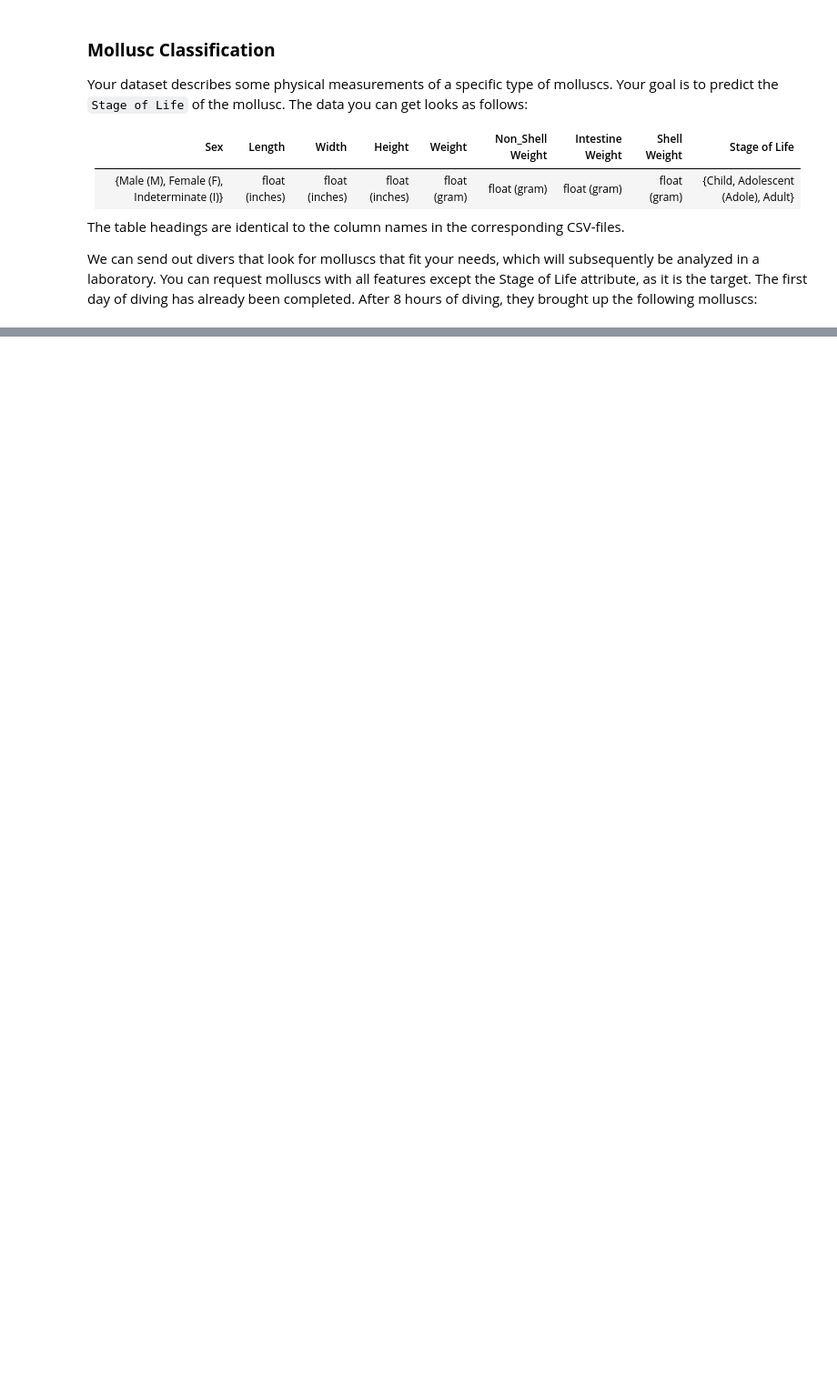
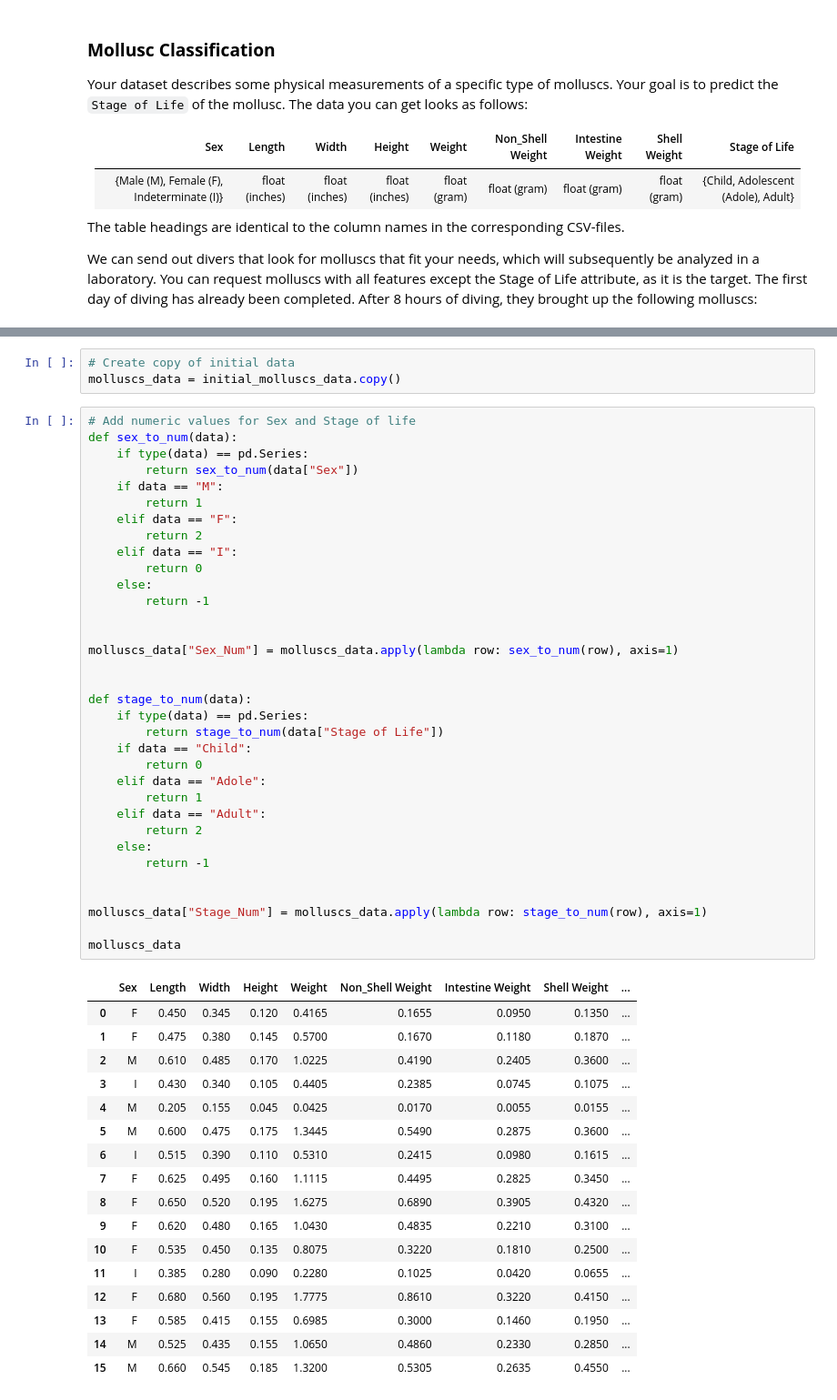
Before and after one commit to Liphip/e2ml, a Jupyter notebook: notebooks/13_final_exercise.ipynb, the cells around one changed output, grey strips where cells are left out. Shown at 91% size. Drawn from its saved outputs; the diff is of its cells as text; blank space fills up the shorter version.

```diff
--- a/notebooks/13_final_exercise.ipynb
+++ b/notebooks/13_final_exercise.ipynb
@@ -54,0 +68,55 @@ initial_molluscs_data
+# %%
+# Create copy of initial data
+molluscs_data = initial_molluscs_data.copy()
+# %%
+# Add numeric values for Sex and Stage of life
+def sex_to_num(data):
+    if type(data) == pd.Series:
+        return sex_to_num(data["Sex"])
+    if data == "M":
+        return 1
+    elif data == "F":
+        return 2
+    elif data == "I":
+        return 0
+    else:
+        return -1
+
+
+molluscs_data["Sex_Num"] = molluscs_data.apply(lambda row: sex_to_num(row), axis=1)
+
+
+def stage_to_num(data):
+    if type(data) == pd.Series:
+        return stage_to_num(data["Stage of Life"])
+    if data == "Child":
+        return 0
+    elif data == "Adole":
+        return 1
+    elif data == "Adult":
+        return 2
+    else:
+        return -1
+
+
+molluscs_data["Stage_Num"] = molluscs_data.apply(lambda row: stage_to_num(row), axis=1)
+
+molluscs_data
+# %% [output]
+|  | Sex | Length | Width | Height | Weight | Non_Shell Weight | Intestine Weight | Shell Weight | ... |
+| 0 | F | 0.450 | 0.345 | 0.120 | 0.4165 | 0.1655 | 0.0950 | 0.1350 | ... |
+| 1 | F | 0.475 | 0.380 | 0.145 | 0.5700 | 0.1670 | 0.1180 | 0.1870 | ... |
+| 2 | M | 0.610 | 0.485 | 0.170 | 1.0225 | 0.4190 | 0.2405 | 0.3600 | ... |
+| 3 | I | 0.430 | 0.340 | 0.105 | 0.4405 | 0.2385 | 0.0745 | 0.1075 | ... |
+| 4 | M | 0.205 | 0.155 | 0.045 | 0.0425 | 0.0170 | 0.0055 | 0.0155 | ... |
+| 5 | M | 0.600 | 0.475 | 0.175 | 1.3445 | 0.5490 | 0.2875 | 0.3600 | ... |
+| 6 | I | 0.515 | 0.390 | 0.110 | 0.5310 | 0.2415 | 0.0980 | 0.1615 | ... |
+| 7 | F | 0.625 | 0.495 | 0.160 | 1.1115 | 0.4495 | 0.2825 | 0.3450 | ... |
+| 8 | F | 0.650 | 0.520 | 0.195 | 1.6275 | 0.6890 | 0.3905 | 0.4320 | ... |
+| 9 | F | 0.620 | 0.480 | 0.165 | 1.0430 | 0.4835 | 0.2210 | 0.3100 | ... |
+| 10 | F | 0.535 | 0.450 | 0.135 | 0.8075 | 0.3220 | 0.1810 | 0.2500 | ... |
+| 11 | I | 0.385 | 0.280 | 0.090 | 0.2280 | 0.1025 | 0.0420 | 0.0655 | ... |
+| 12 | F | 0.680 | 0.560 | 0.195 | 1.7775 | 0.8610 | 0.3220 | 0.4150 | ... |
+| 13 | F | 0.585 | 0.415 | 0.155 | 0.6985 | 0.3000 | 0.1460 | 0.1950 | ... |
+| 14 | M | 0.525 | 0.435 | 0.155 | 1.0650 | 0.4860 | 0.2330 | 0.2850 | ... |
+| 15 | M | 0.660 | 0.545 | 0.185 | 1.3200 | 0.5305 | 0.2635 | 0.4550 | ... |
```
Also changed, not shown: parts of 14 cells of this notebook, 1 other file.
